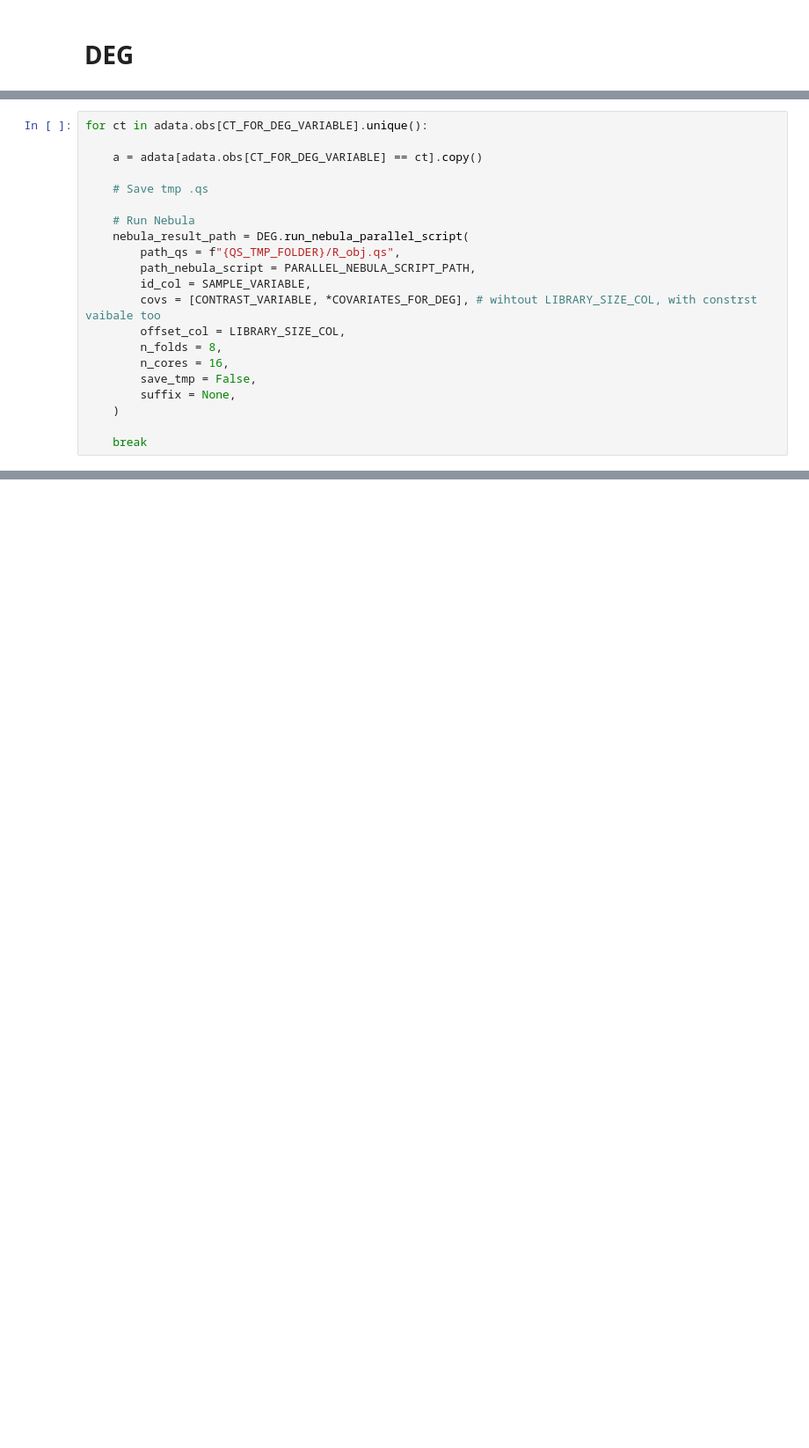
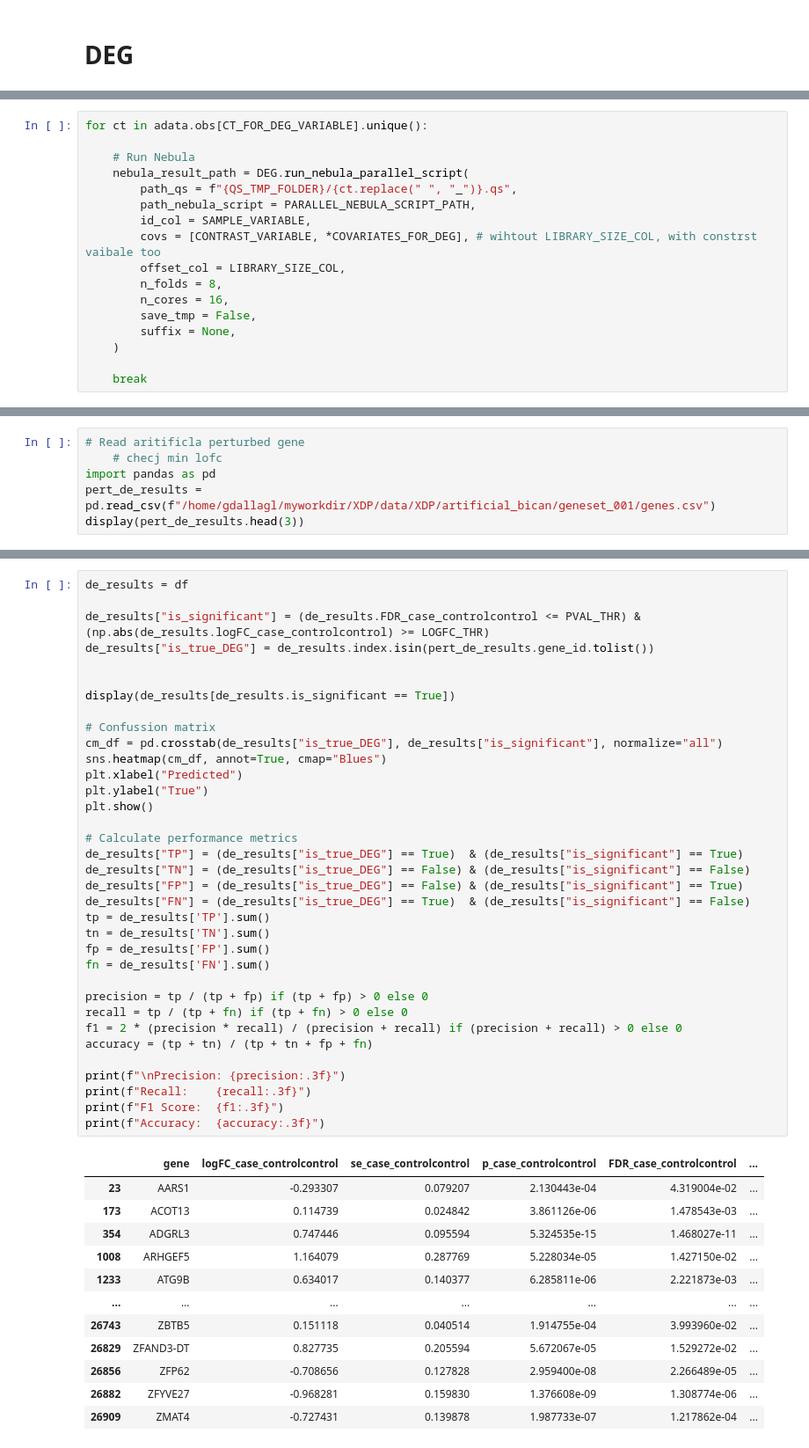
Before and after one commit to 8gabri8/XDP, a Jupyter notebook: script/artificial_DEG_analysis/dorsal-ventral-score_analysis.ipynb, the cells around one changed output, grey strips where cells are left out. Shown at 88% size. Saved outputs shown, nothing was run; the diff lists cells and outputs as text; blank space fills up the shorter version.

```diff
--- a/script/artificial_DEG_analysis/dorsal-ventral-score_analysis.ipynb
+++ b/script/artificial_DEG_analysis/dorsal-ventral-score_analysis.ipynb
@@ -400,13 +376,9 @@ print(FULL_MODEL)
 # %%
 for ct in adata.obs[CT_FOR_DEG_VARIABLE].unique():
 
-    a = adata[adata.obs[CT_FOR_DEG_VARIABLE] == ct].copy()
-
-    # Save tmp .qs
-
     # Run Nebula
     nebula_result_path = DEG.run_nebula_parallel_script(
-        path_qs = f"{QS_TMP_FOLDER}/R_obj.qs",
+        path_qs = f"{QS_TMP_FOLDER}/{ct.replace(" ", "_")}.qs",
         path_nebula_script = PARALLEL_NEBULA_SCRIPT_PATH,
         id_col = SAMPLE_VARIABLE,
         covs = [CONTRAST_VARIABLE, *COVARIATES_FOR_DEG], # wihtout LIBRARY_SIZE_COL, with constrst vaibale too
@@ -439,0 +619,6 @@ CalledProcessError: Command '['bash', '/home/gdallagl/myworkdir/XDP/utils/nebula
+# %%
+# Read aritificla perturbed gene
+    # checj min lofc
+import pandas as pd
+pert_de_results = pd.read_csv(f"/home/gdallagl/myworkdir/XDP/data/XDP/artificial_bican/geneset_001/genes.csv")
+display(pert_de_results.head(3))
@@ -439,0 +630,48 @@ CalledProcessError: Command '['bash', '/home/gdallagl/myworkdir/XDP/utils/nebula
+# %%
+de_results = df
+
+de_results["is_significant"] = (de_results.FDR_case_controlcontrol <= PVAL_THR) & (np.abs(de_results.logFC_case_controlcontrol) >= LOGFC_THR)
+de_results["is_true_DEG"] = de_results.index.isin(pert_de_results.gene_id.tolist())
+
+
+display(de_results[de_results.is_significant == True])
+
+# Confussion matrix
+cm_df = pd.crosstab(de_results["is_true_DEG"], de_results["is_significant"], normalize="all")
+sns.heatmap(cm_df, annot=True, cmap="Blues")
+plt.xlabel("Predicted")
+plt.ylabel("True")
+plt.show()
+
+# Calculate performance metrics
+de_results["TP"] = (de_results["is_true_DEG"] == True)  & (de_results["is_significant"] == True)
+de_results["TN"] = (de_results["is_true_DEG"] == False) & (de_results["is_significant"] == False)
+de_results["FP"] = (de_results["is_true_DEG"] == False) & (de_results["is_significant"] == True)
+de_results["FN"] = (de_results["is_true_DEG"] == True)  & (de_results["is_significant"] == False)
+tp = de_results['TP'].sum()
+tn = de_results['TN'].sum()
+fp = de_results['FP'].sum()
+fn = de_results['FN'].sum()
+
+precision = tp / (tp + fp) if (tp + fp) > 0 else 0
+recall = tp / (tp + fn) if (tp + fn) > 0 else 0
+f1 = 2 * (precision * recall) / (precision + recall) if (precision + recall) > 0 else 0
+accuracy = (tp + tn) / (tp + tn + fp + fn)
+
+print(f"\nPrecision: {precision:.3f}")
+print(f"Recall:    {recall:.3f}")
+print(f"F1 Score:  {f1:.3f}")
+print(f"Accuracy:  {accuracy:.3f}")
+# %% [output]
+|  | gene | logFC_case_controlcontrol | se_case_controlcontrol | p_case_controlcontrol | FDR_case_controlcontrol | ... |
+| 23 | AARS1 | -0.293307 | 0.079207 | 2.130443e-04 | 4.319004e-02 | ... |
+| 173 | ACOT13 | 0.114739 | 0.024842 | 3.861126e-06 | 1.478543e-03 | ... |
+| 354 | ADGRL3 | 0.747446 | 0.095594 | 5.324535e-15 | 1.468027e-11 | ... |
+| 1008 | ARHGEF5 | 1.164079 | 0.287769 | 5.228034e-05 | 1.427150e-02 | ... |
+| 1233 | ATG9B | 0.634017 | 0.140377 | 6.285811e-06 | 2.221873e-03 | ... |
+| ... | ... | ... | ... | ... | ... | ... |
+| 26743 | ZBTB5 | 0.151118 | 0.040514 | 1.914755e-04 | 3.993960e-02 | ... |
+| 26829 | ZFAND3-DT | 0.827735 | 0.205594 | 5.672067e-05 | 1.529272e-02 | ... |
+| 26856 | ZFP62 | -0.708656 | 0.127828 | 2.959400e-08 | 2.266489e-05 | ... |
+| 26882 | ZFYVE27 | -0.968281 | 0.159830 | 1.376608e-09 | 1.308774e-06 | ... |
+| 26909 | ZMAT4 | -0.727431 | 0.139878 | 1.987733e-07 | 1.217862e-04 | ... |
```
Also changed, not shown: parts of 13 cells of this notebook, 8 other files.
